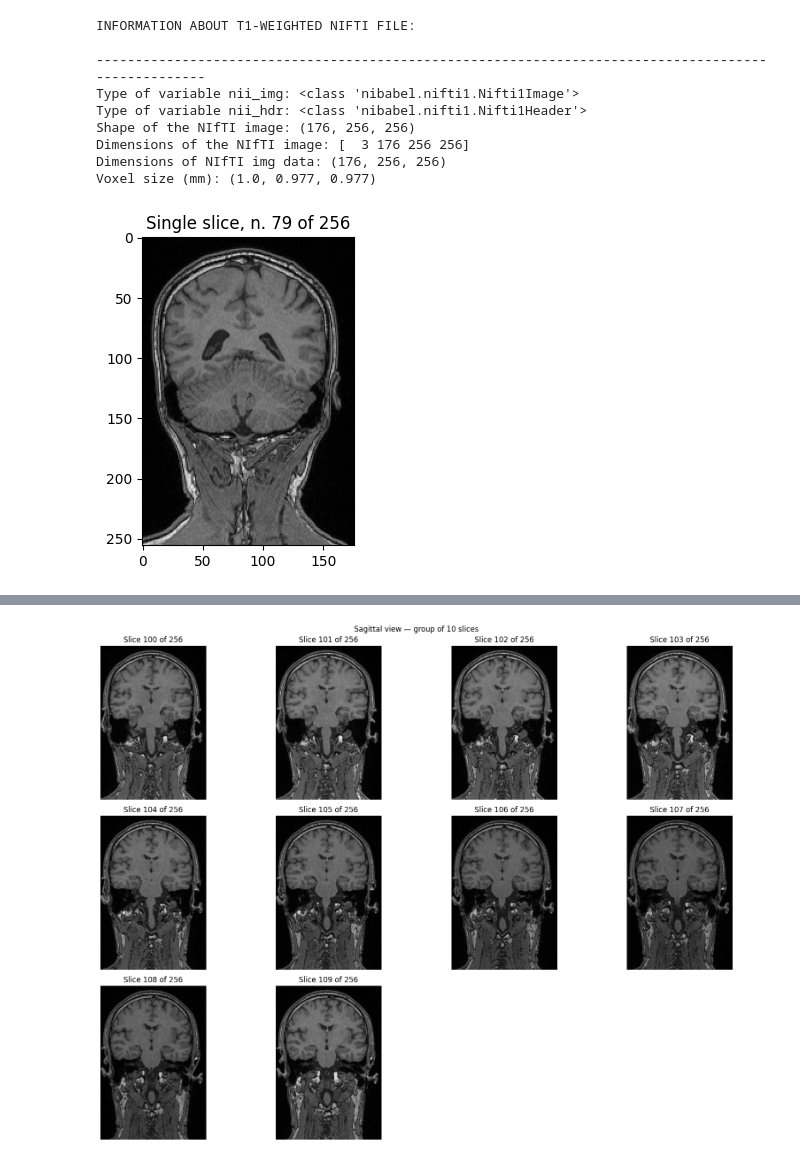
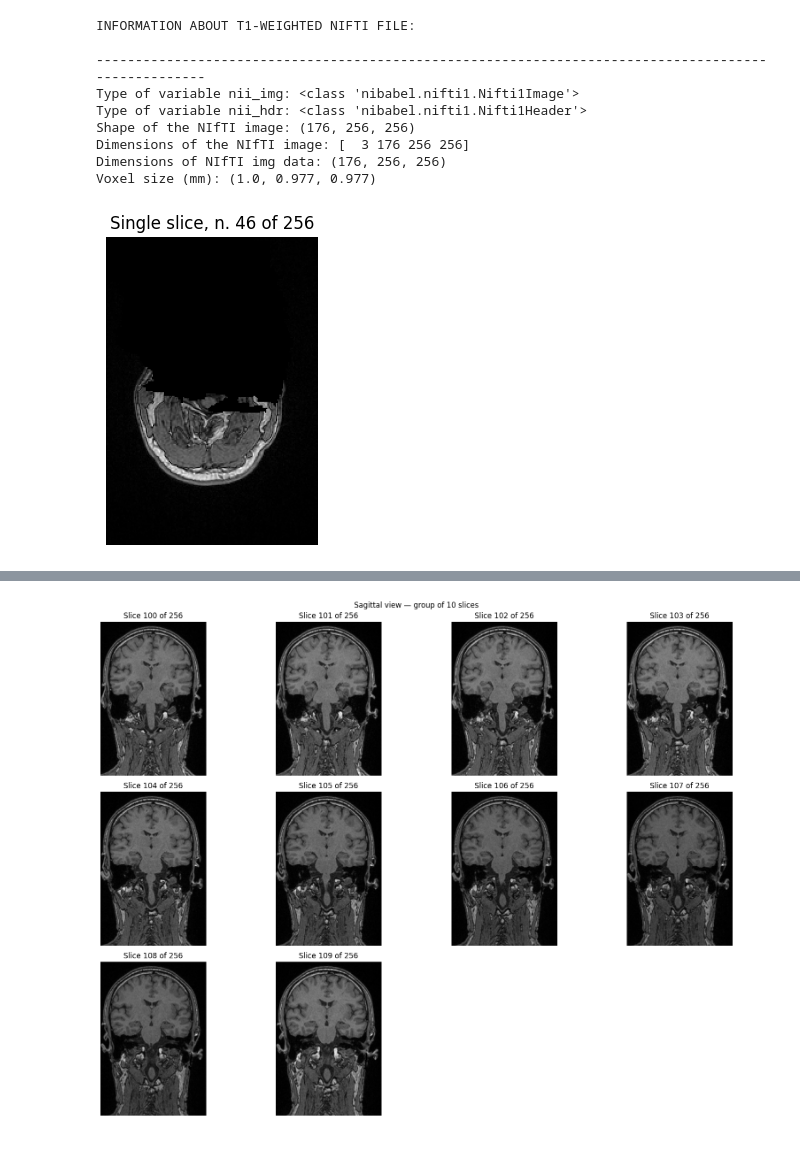
Before and after one commit to tommydelu/MRI-analysis-pipeline, a Jupyter notebook: data_exploration.ipynb, the cells around one changed output, grey strips where cells are left out. Cells and saved outputs as stored; diff of their text form; code cells hidden in the pictures.

```diff
--- a/data_exploration.ipynb
+++ b/data_exploration.ipynb
@@ -204,6 +339,6 @@ Dimensions of the NIfTI image: [  3 176 256 256]
 Dimensions of NIfTI img data: (176, 256, 256)
 Voxel size (mm): (1.0, 0.977, 0.977)
 # %%
-display_single_slice(t1_data, slice_idx=79, axis='sagittal') # axial = from the top, sagittal = from the back, coronal = from the side
+display_single_slice(t1_data, slice_idx=46, axis='axial') # axial = from the top, sagittal = from the back, coronal = from the side
 # %% [output]
-[figure, old version]
+[figure, new version]
```
Also changed, not shown: parts of 7 cells of this notebook.
